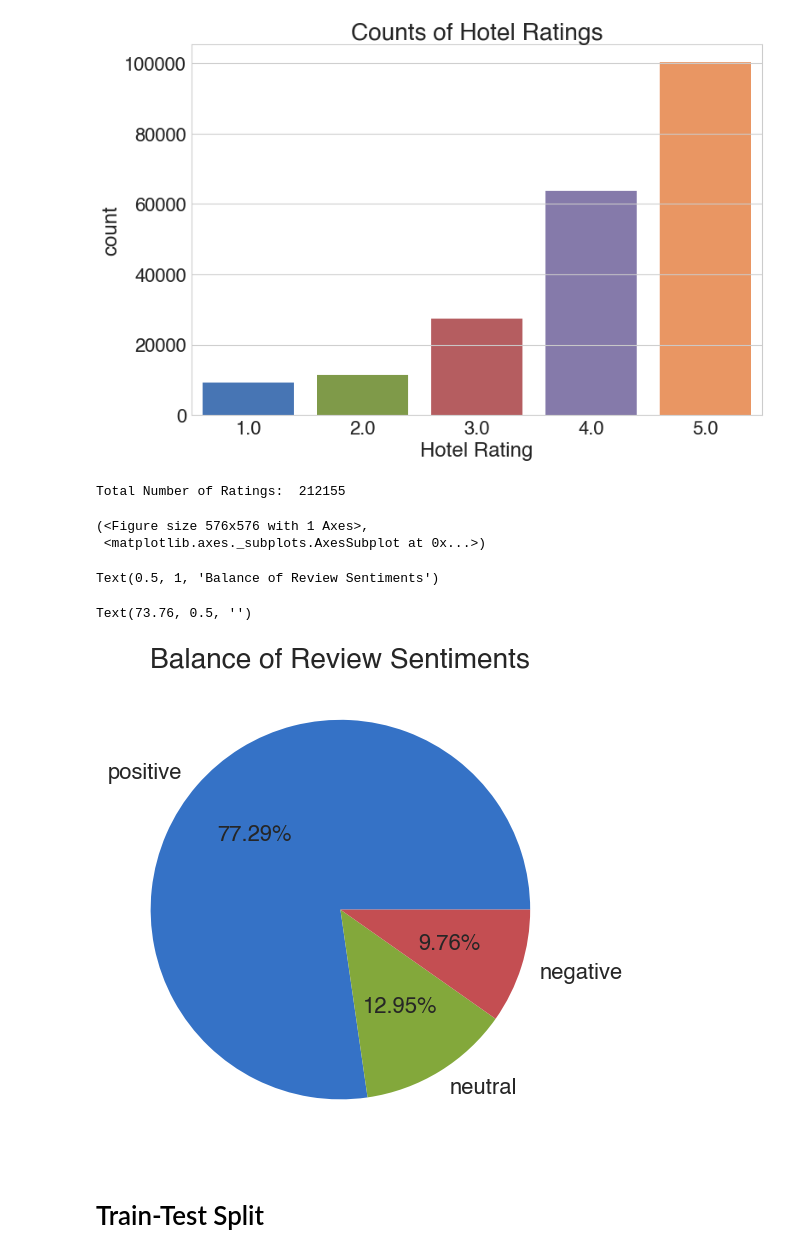
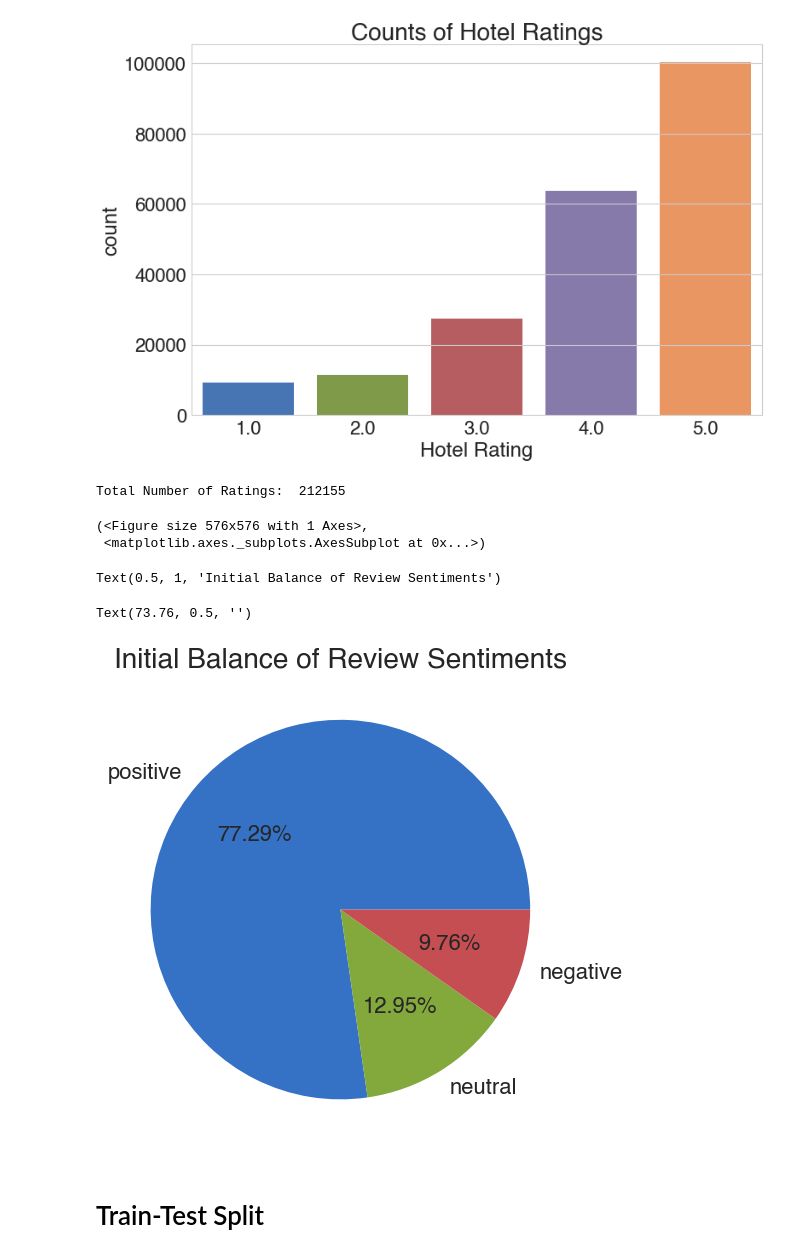
Before and after one commit to chelseanbr/between-the-lines, a Jupyter notebook: notebooks/final_eda_modeling.ipynb, the cells around one changed output. Drawn from its saved outputs; the diff is of its cells as text; code cells hidden in the pictures.

```diff
--- a/notebooks/final_eda_modeling.ipynb
+++ b/notebooks/final_eda_modeling.ipynb
@@ -231,20 +231,20 @@ Text(0.5, 0, 'Hotel Rating')
 # %%
 # Plot pie - Sentiments
 df = df_all_hotels_cleaned
 print('Total Number of Ratings: ', df.shape[0])
 
 fig, ax = plt.subplots(figsize=(8,8))
 hlp.plot_pie(df['sentiment'], fig, ax)
-ax.set_title('Balance of Review Sentiments', size=BIGGEST_SIZE)
+ax.set_title('Initial Balance of Review Sentiments', size=BIGGEST_SIZE)
 ax.set_ylabel('')
 fig.savefig('../images/pie_sentiments_full')
 # %% [output]
 Total Number of Ratings:  212155
 (<Figure size 576x576 with 1 Axes>,
  <matplotlib.axes._subplots.AxesSubplot at 0x...>)
-Text(0.5, 1, 'Balance of Review Sentiments')
+Text(0.5, 1, 'Initial Balance of Review Sentiments')
 Text(73.76, 0.5, '')
-[figure, old version]
+[figure, new version]
 # %% [markdown]
 # Train-Test Split
 # %%
```
Also changed, not shown: parts of 21 cells of this notebook, 3 other files.
